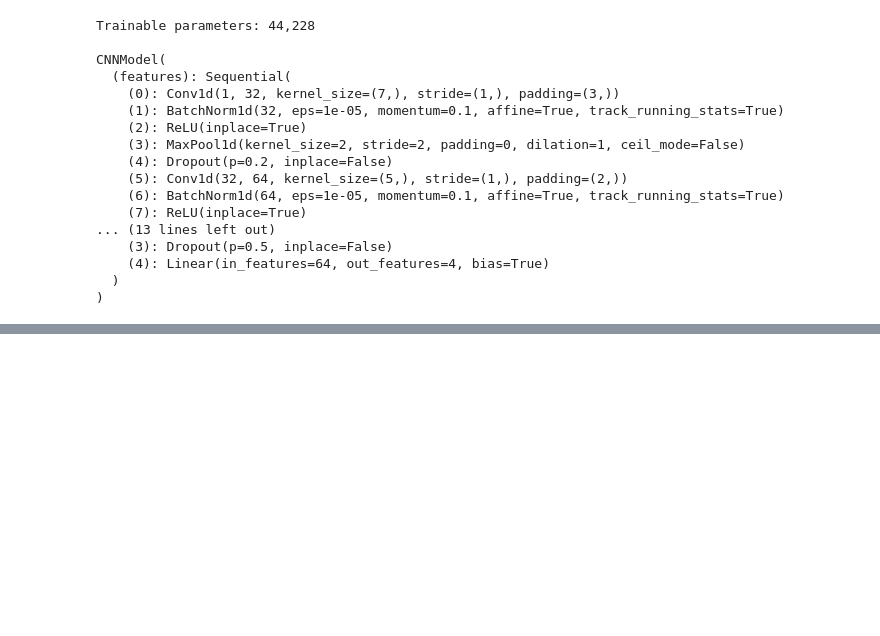
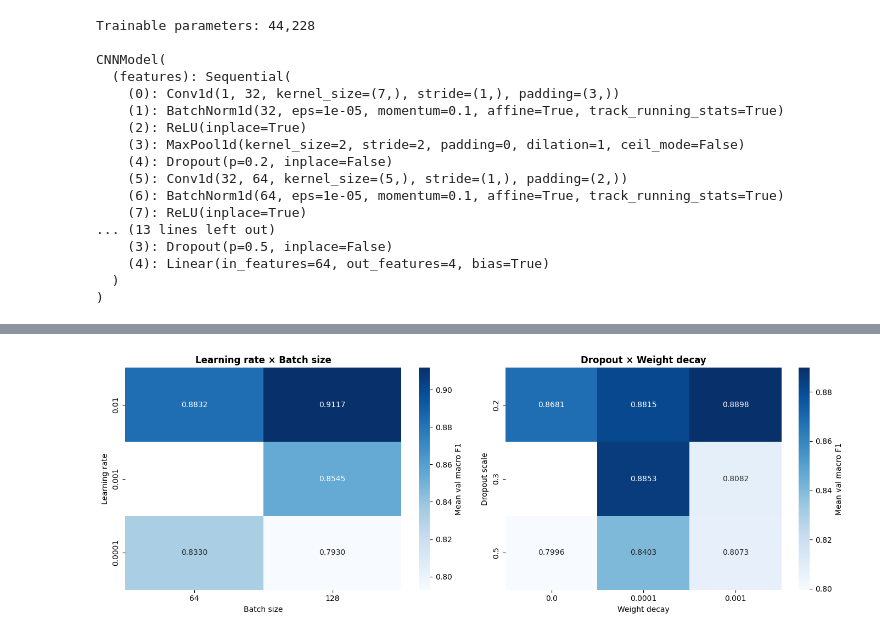
Before and after one commit to verness/6600-Project, a Jupyter notebook: notebooks/cnn_model.ipynb, the cells around one changed output, grey strips where cells are left out. Drawn from its saved outputs; the diff is of its cells as text; code cells hidden in the pictures; blank space fills up the shorter version.

Commit message:
Added hyperparameter tunning for CNN base model

```diff
--- a/notebooks/cnn_model.ipynb
+++ b/notebooks/cnn_model.ipynb
@@ -177,0 +213,22 @@ CNNModel(
+# %%
+# Search space
+LR_GRID         = [1e-4, 1e-3, 1e-2]
+BATCH_SIZE_GRID = [64, 128]
+DROPOUT_GRID      = [0.2, 0.3, 0.5]
+WEIGHT_DECAY_GRID = [0, 1e-4, 1e-3]
+
+N_RANDOM_SAMPLES = 15
+TUNING_EPOCHS    = 25
+TUNING_PATIENCE  = 5
+
+full_space = list(itertools.product(
+    LR_GRID, BATCH_SIZE_GRID, DROPOUT_GRID, WEIGHT_DECAY_GRID
+))
+random.seed(42)
+combos = random.sample(full_space, k=min(N_RANDOM_SAMPLES, len(full_space)))
+
+print(f'Total combinations in full space : {len(full_space)}')
+
+print(f'\nSampled configurations:')
+for lr, bs, dp, wd in combos:
+    print(f'  lr={lr:.0e}  batch={bs:>3}  dropout={dp}  weight_decay={wd}')
@@ -177,0 +357,24 @@ CNNModel(
+# %%
+fig, axes = plt.subplots(1, 2, figsize=(14, 5))
+
+pv1 = tuning_df.pivot_table(
+    index='lr', columns='batch_size', values='val_f1', aggfunc='mean'
+).sort_index(ascending=False)
+sns.heatmap(pv1, annot=True, fmt='.4f', cmap='Blues', ax=axes[0],
+            cbar_kws={'label': 'Mean val macro F1'})
+axes[0].set_title('Learning rate × Batch size', fontweight='bold')
+axes[0].set_xlabel('Batch size'); axes[0].set_ylabel('Learning rate')
+
+pv2 = tuning_df.pivot_table(
+    index='dropout', columns='weight_decay', values='val_f1', aggfunc='mean'
+)
+sns.heatmap(pv2, annot=True, fmt='.4f', cmap='Blues', ax=axes[1],
+            cbar_kws={'label': 'Mean val macro F1'})
+axes[1].set_title('Dropout × Weight decay', fontweight='bold')
+axes[1].set_xlabel('Weight decay'); axes[1].set_ylabel('Dropout scale')
+
+plt.tight_layout()
+plt.savefig(f'{MODELS_DIR}/tuning_heatmap.png', dpi=150, bbox_inches='tight')
+plt.show()
+# %% [output]
+[figure, added]
```
Also changed, not shown: parts of 23 cells of this notebook, 6 other files.
